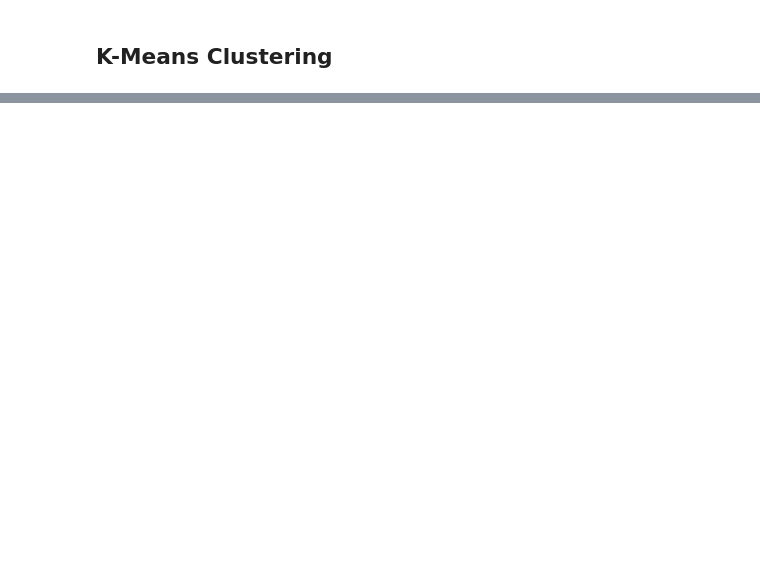
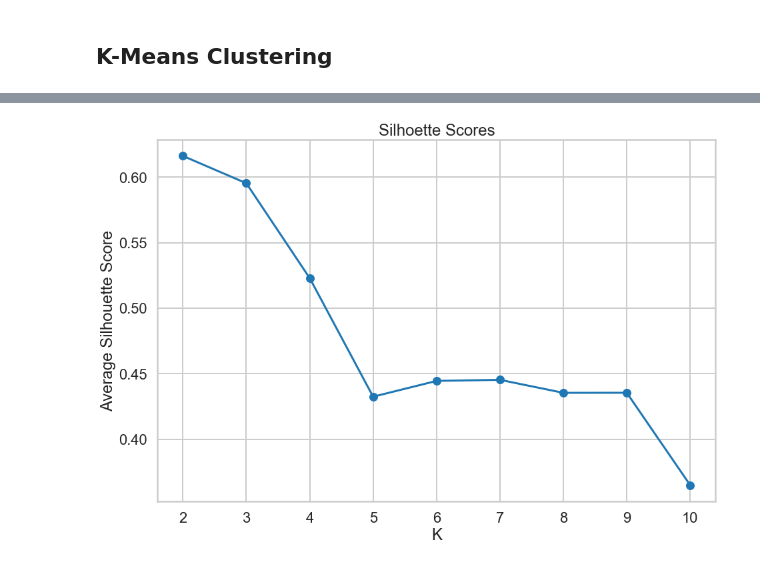
Before and after one commit to AbinavKumar/CustomerAnalysis, a Jupyter notebook: Data Analysis.ipynb, the cells around one changed output, grey strips where cells are left out. Saved outputs shown, nothing was run; the diff lists cells and outputs as text; code cells hidden in the pictures; blank space fills up the shorter version.

```diff
--- a/Data Analysis.ipynb
+++ b/Data Analysis.ipynb
@@ -124,0 +120,9 @@ plt.show()
+# %%
+fig, ax = plt.subplots(1, figsize=(15, 10))
+plt.plot(range(2,11), sil_scores, '-o')
+plt.xlabel('K')
+plt.ylabel('Average Silhouette Score')
+plt.title('Silhoette Scores')
+plt.show()
+# %% [output]
+[figure, added]
```
Also changed, not shown: parts of 25 cells of this notebook, 2 other files.
